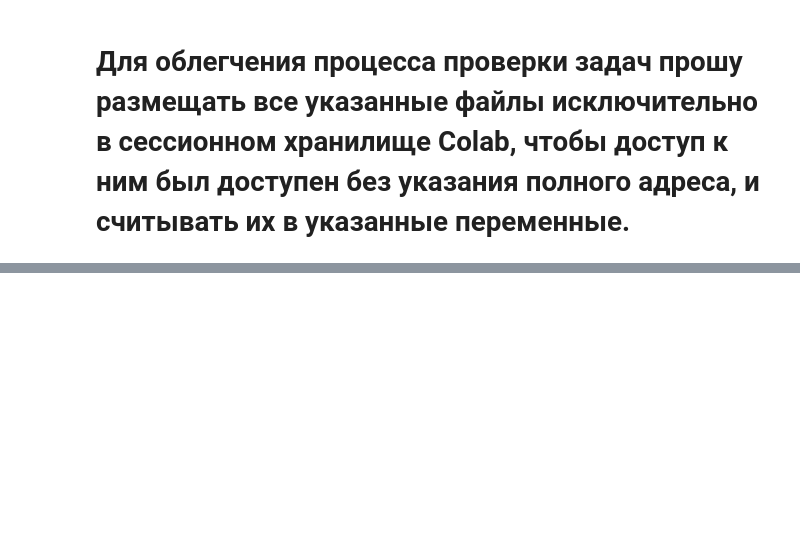
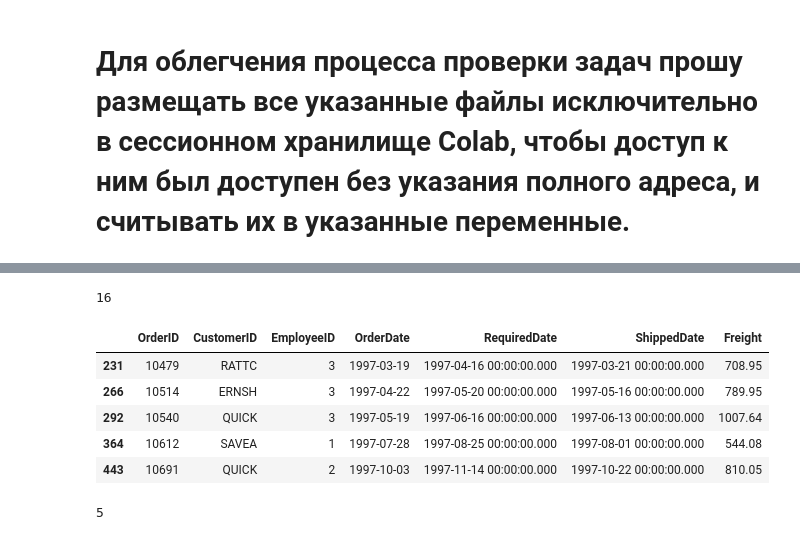
Before and after one commit to DarFusozaiVarVar/fuzzy-numbers, a Jupyter notebook: python_для_анализа_данных/Практические занятия/Модуль 3/3_модуль_раздел_2.ipynb, the cells around one changed output, grey strips where cells are left out. Drawn from its saved outputs; the diff is of its cells as text; code cells hidden in the pictures; blank space fills up the shorter version.

```diff
--- a/python_для_анализа_данных/Практические занятия/Модуль 3/3_модуль_раздел_2.ipynb
+++ b/python_для_анализа_данных/Практические занятия/Модуль 3/3_модуль_раздел_2.ipynb
@@ -30,6 +69,24 @@ df_e =      # для Employees
+# %%
+display(df_p[(df_p['UnitPrice'] >= 18) & (df_p['UnitPrice'] <= 22)].shape[0])
+# %% [output]
+16
 # %%
 #по данным из файла Orders
 Выведите заказы с весом более 500, которые были оформлены в 1997 году. Сколько их? #5
+# %%
+df_o['OrderDate'] = pd.to_datetime(df_o['OrderDate'])
+df_freight_1997 = df_o[(df_o['OrderDate'].dt.year == 1997) & (df_o['Freight'] > 500)]
+
+display(df_freight_1997)
+df_freight_1997.shape[0]
+# %% [output]
+|  | OrderID | CustomerID | EmployeeID | OrderDate | RequiredDate | ShippedDate | Freight |
+| 231 | 10479 | RATTC | 3 | 1997-03-19 | 1997-04-16 00:00:00.000 | 1997-03-21 00:00:00.000 | 708.95 |
+| 266 | 10514 | ERNSH | 3 | 1997-04-22 | 1997-05-20 00:00:00.000 | 1997-05-16 00:00:00.000 | 789.95 |
+| 292 | 10540 | QUICK | 3 | 1997-05-19 | 1997-06-16 00:00:00.000 | 1997-06-13 00:00:00.000 | 1007.64 |
+| 364 | 10612 | SAVEA | 1 | 1997-07-28 | 1997-08-25 00:00:00.000 | 1997-08-01 00:00:00.000 | 544.08 |
+| 443 | 10691 | QUICK | 2 | 1997-10-03 | 1997-11-14 00:00:00.000 | 1997-10-22 00:00:00.000 | 810.05 |
+5
 # %%
 #по данным из файла Orders
 Выведите в одной таблице заказы, которые:
```
Also changed, not shown: parts of 16 cells of this notebook, 9 other files.
